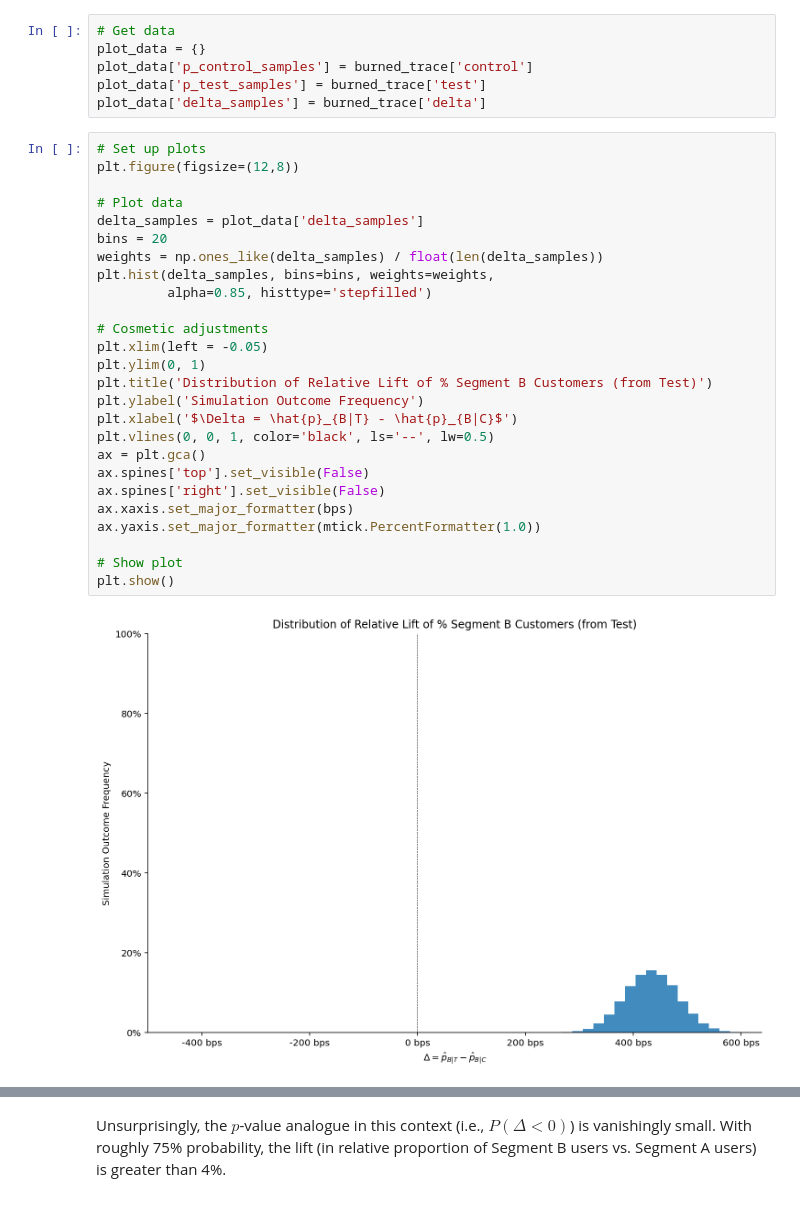
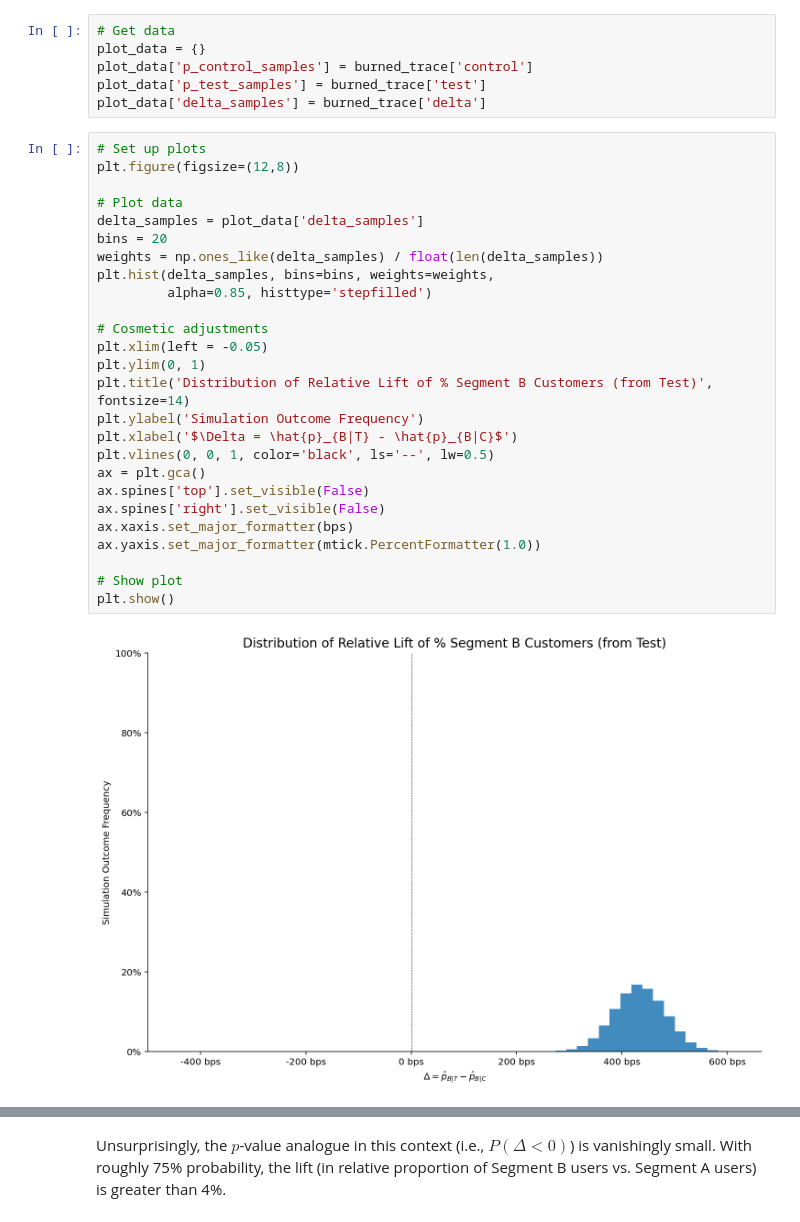
Before and after one commit to Per48edjes/Chime-Case, a Jupyter notebook: analysis.ipynb, the cells around one changed output, grey strips where cells are left out. Saved outputs shown, nothing was run; the diff lists cells and outputs as text.

```diff
--- a/analysis.ipynb
+++ b/analysis.ipynb
@@ -201,31 +207,31 @@ plot_data['delta_samples'] = burned_trace['delta']
 # %%
 # Set up plots
 plt.figure(figsize=(12,8))
 
 # Plot data
 delta_samples = plot_data['delta_samples']
 bins = 20
 weights = np.ones_like(delta_samples) / float(len(delta_samples))
 plt.hist(delta_samples, bins=bins, weights=weights,
          alpha=0.85, histtype='stepfilled')
 
 # Cosmetic adjustments
 plt.xlim(left = -0.05)
 plt.ylim(0, 1)
-plt.title('Distribution of Relative Lift of % Segment B Customers (from Test)')
+plt.title('Distribution of Relative Lift of % Segment B Customers (from Test)', fontsize=14)
 plt.ylabel('Simulation Outcome Frequency')
 plt.xlabel('$\Delta = \hat{p}_{B|T} - \hat{p}_{B|C}$')
 plt.vlines(0, 0, 1, color='black', ls='--', lw=0.5)
 ax = plt.gca()
 ax.spines['top'].set_visible(False)
 ax.spines['right'].set_visible(False)
 ax.xaxis.set_major_formatter(bps)
 ax.yaxis.set_major_formatter(mtick.PercentFormatter(1.0))
 
 # Show plot
 plt.show()
 # %% [output]
-[figure, old version]
+[figure, new version]
 # %%
 # Summarize outcomes
 print(f"P(Test produces relatively FEWER Segment B customers): {np.mean(delta_samples < 0)}")
```
Also changed, not shown: parts of 41 cells of this notebook, 2 other files.
